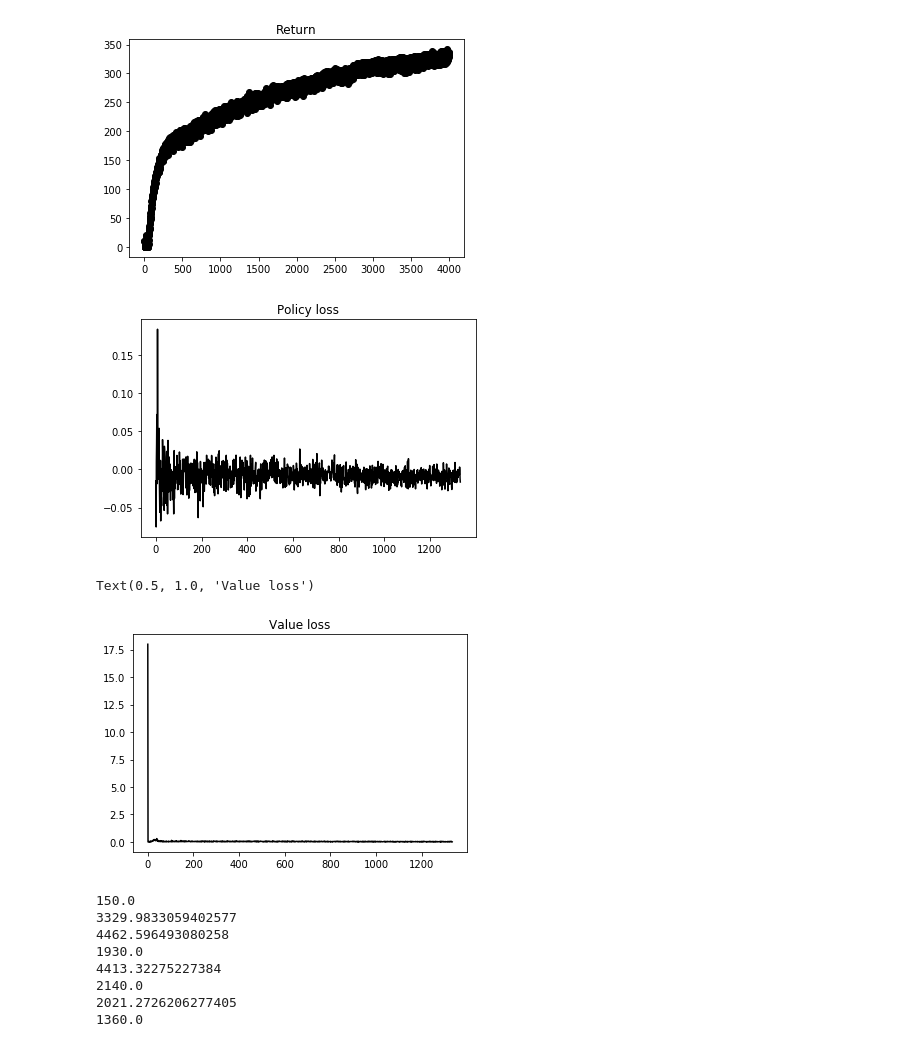
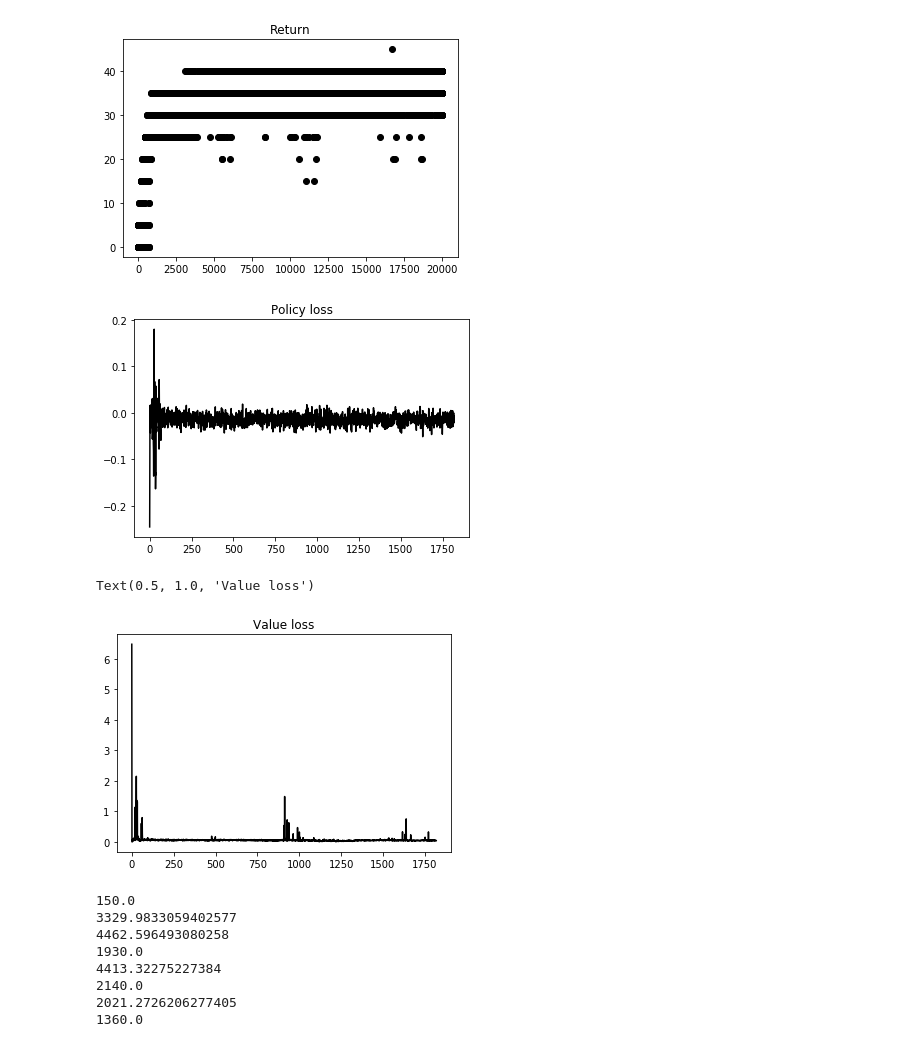
Before and after one commit to sgillen/lorenz, a Jupyter notebook: run_sg/analyze_sg.ipynb, the cells around one changed output. Saved outputs shown, nothing was run; the diff lists cells and outputs as text; code cells hidden in the pictures.

```diff
--- a/run_sg/analyze_sg.ipynb
+++ b/run_sg/analyze_sg.ipynb
@@ -84,24 +75,24 @@ fig, ax = smooth_bounded_curve(rewards, window=100)
 # %%
 # %%
 
-ws = ws_list[1]
-model = model_list[1]
+ws = ws_list[0]
+model = model_list[0]
 
 plt.plot(ws['raw_rew_hist'], 'ko')
 plt.title('Return')
 plt.show();plt.figure()
 
 plt.plot(ws['pol_loss_hist'], 'k')
 plt.title('Policy loss')
 plt.show(); plt.figure()
 
 plt.plot(ws['val_loss_hist'], 'k')
 plt.title('Value loss')
 # %% [output]
-[figure, old version]
+[figure, new version]
-[figure, old version]
+[figure, new version]
 Text(0.5, 1.0, 'Value loss')
-[figure, old version]
+[figure, new version]
 # %%
 # %%
 env = gym.make(ws['env_name'], **ws['env_config'])
```
Also changed, not shown: parts of 16 cells of this notebook.
